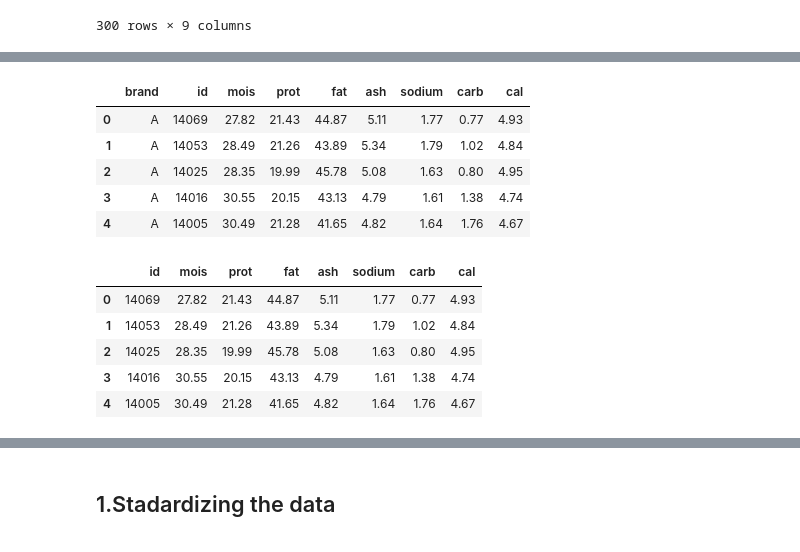
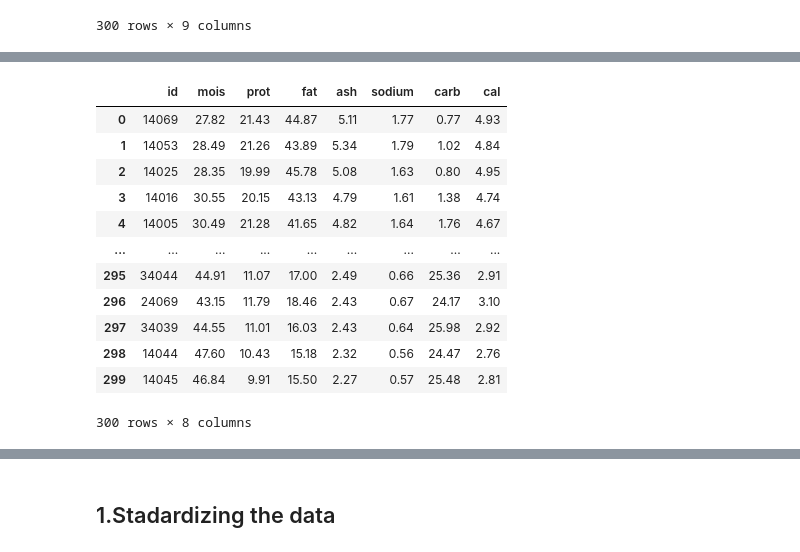
Before and after one commit to sskboonmee/multivariate, a Jupyter notebook: Exam01.ipynb, the cells around one changed output, grey strips where cells are left out. Drawn from its saved outputs; the diff is of its cells as text; code cells hidden in the pictures.

```diff
--- a/Exam01.ipynb
+++ b/Exam01.ipynb
@@ -68,9 +27,0 @@ array([[<matplotlib.axes._subplots.AxesSubplot object at 0x...>,
-# %%
-pizza.head()
-# %% [output]
-|  | brand | id | mois | prot | fat | ash | sodium | carb | cal |
-| 0 | A | 14069 | 27.82 | 21.43 | 44.87 | 5.11 | 1.77 | 0.77 | 4.93 |
-| 1 | A | 14053 | 28.49 | 21.26 | 43.89 | 5.34 | 1.79 | 1.02 | 4.84 |
-| 2 | A | 14025 | 28.35 | 19.99 | 45.78 | 5.08 | 1.63 | 0.80 | 4.95 |
-| 3 | A | 14016 | 30.55 | 20.15 | 43.13 | 4.79 | 1.61 | 1.38 | 4.74 |
-| 4 | A | 14005 | 30.49 | 21.28 | 41.65 | 4.82 | 1.64 | 1.76 | 4.67 |
@@ -79,9 +28,17 @@ pizza = pizza.drop(['brand'],axis = 1)
-# %%
-pizza.head()
-# %% [output]
-|  | id | mois | prot | fat | ash | sodium | carb | cal |
-| 0 | 14069 | 27.82 | 21.43 | 44.87 | 5.11 | 1.77 | 0.77 | 4.93 |
-| 1 | 14053 | 28.49 | 21.26 | 43.89 | 5.34 | 1.79 | 1.02 | 4.84 |
-| 2 | 14025 | 28.35 | 19.99 | 45.78 | 5.08 | 1.63 | 0.80 | 4.95 |
-| 3 | 14016 | 30.55 | 20.15 | 43.13 | 4.79 | 1.61 | 1.38 | 4.74 |
-| 4 | 14005 | 30.49 | 21.28 | 41.65 | 4.82 | 1.64 | 1.76 | 4.67 |
+# %%
+data_matrix = pizza.iloc[:,:]   #เป็นการแปลงข้อมูลในอยู่ในรูปเมทริกซ์และตัดหลัก'brand'เนื่องจากเป็นตัวแปรที่เป็น string
+data_matrix
+# %% [output]
+|  | id | mois | prot | fat | ash | sodium | carb | cal |
+| 0 | 14069 | 27.82 | 21.43 | 44.87 | 5.11 | 1.77 | 0.77 | 4.93 |
+| 1 | 14053 | 28.49 | 21.26 | 43.89 | 5.34 | 1.79 | 1.02 | 4.84 |
+| 2 | 14025 | 28.35 | 19.99 | 45.78 | 5.08 | 1.63 | 0.80 | 4.95 |
+| 3 | 14016 | 30.55 | 20.15 | 43.13 | 4.79 | 1.61 | 1.38 | 4.74 |
+| 4 | 14005 | 30.49 | 21.28 | 41.65 | 4.82 | 1.64 | 1.76 | 4.67 |
+| ... | ... | ... | ... | ... | ... | ... | ... | ... |
+| 295 | 34044 | 44.91 | 11.07 | 17.00 | 2.49 | 0.66 | 25.36 | 2.91 |
+| 296 | 24069 | 43.15 | 11.79 | 18.46 | 2.43 | 0.67 | 24.17 | 3.10 |
+| 297 | 34039 | 44.55 | 11.01 | 16.03 | 2.43 | 0.64 | 25.98 | 2.92 |
+| 298 | 14044 | 47.60 | 10.43 | 15.18 | 2.32 | 0.56 | 24.47 | 2.76 |
+| 299 | 14045 | 46.84 | 9.91 | 15.50 | 2.27 | 0.57 | 25.48 | 2.81 |
+300 rows × 8 columns
```
Also changed, not shown: parts of 16 cells of this notebook.
